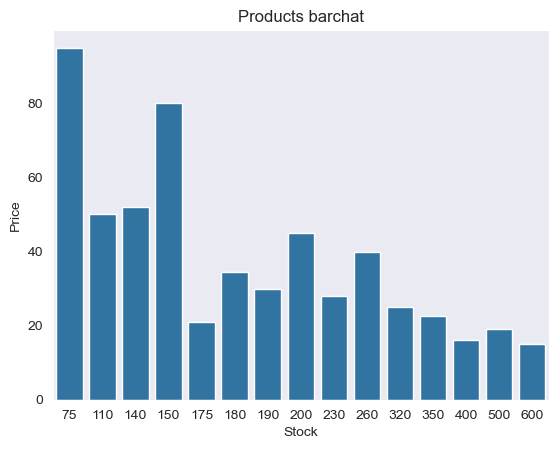
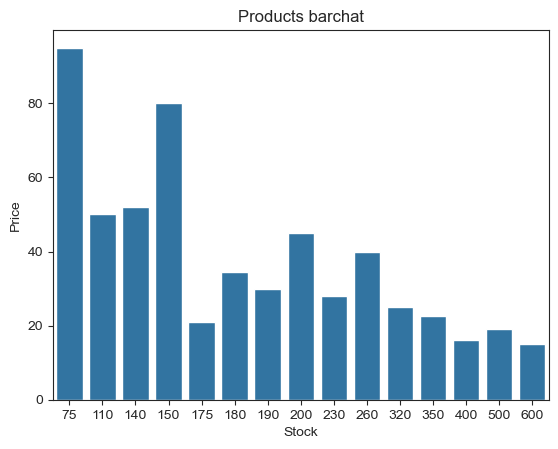
Unified diff of the notebook cell whose output changed from the first chart to the second:
--- before
+++ after
@@ -5,4 +5,4 @@
 products = pd.read_csv("products.csv", index_col="ID")
 plt.title("Products barchat")
-# sns.set_style('dark')
+sns.set_style('ticks')
 sns.barplot(x=products.Stock, y=products.Price)

Commit: refactor